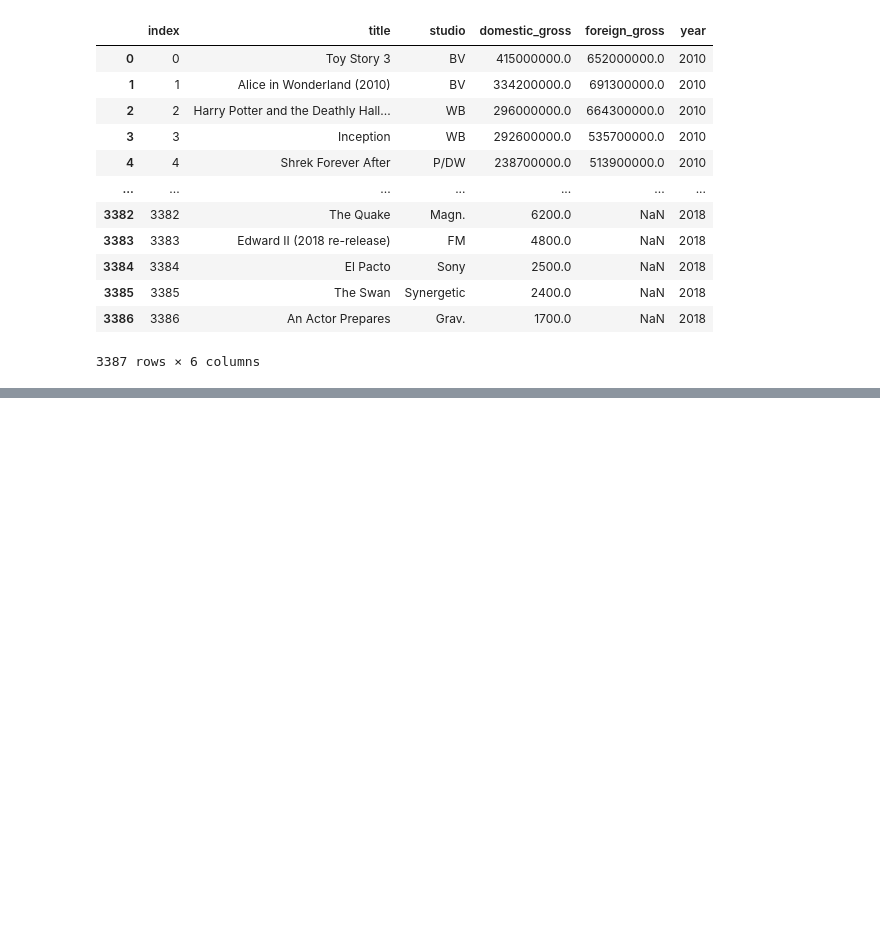
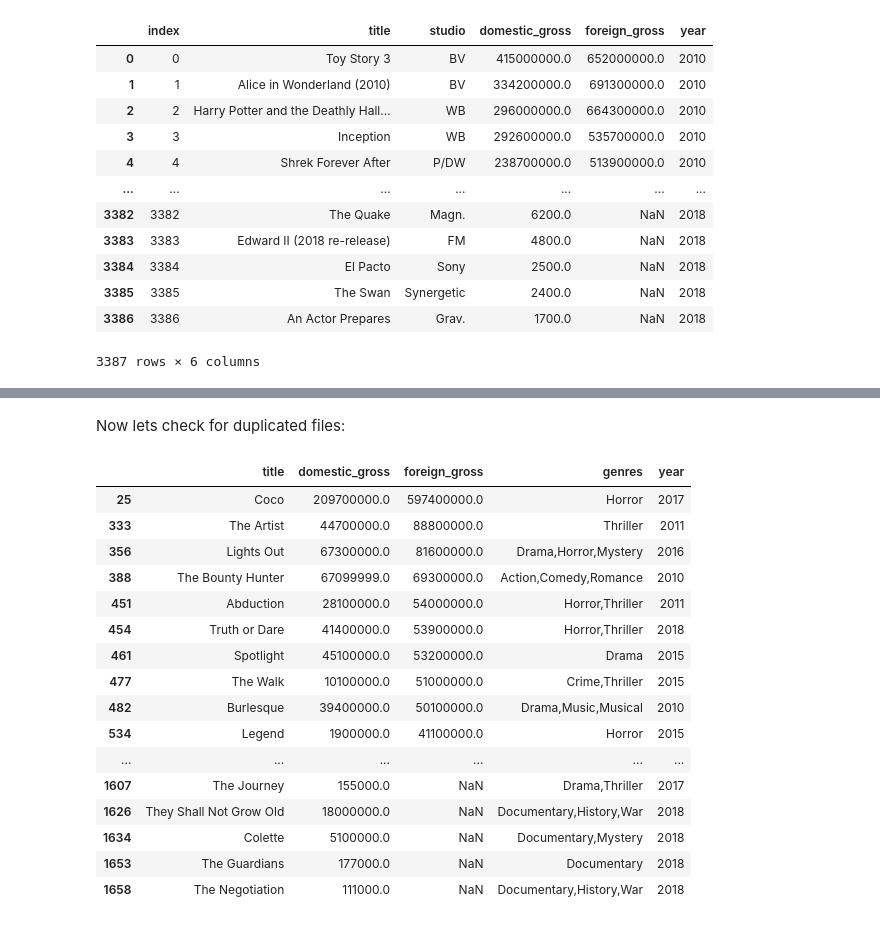
Before and after one commit to sanderlin2013/Movie-Analysis, a Jupyter notebook: Movie Data Analysis.ipynb, the cells around one changed output, grey strips where cells are left out. Saved outputs shown, nothing was run; the diff lists cells and outputs as text; code cells hidden in the pictures; blank space fills up the shorter version.

```diff
--- a/Movie Data Analysis.ipynb
+++ b/Movie Data Analysis.ipynb
@@ -341,0 +344,22 @@ We see here that foreign_gross's type (unlike domestic_gross) is text! We have t
+# %% [markdown]
+Now lets check for duplicated files:
+# %%
+bom_movie_basics_joined[bom_movie_basics_joined["title"].duplicated()]
+# %% [output]
+|  | title | domestic_gross | foreign_gross | genres | year |
+| 25 | Coco | 209700000.0 | 597400000.0 | Horror | 2017 |
+| 333 | The Artist | 44700000.0 | 88800000.0 | Thriller | 2011 |
+| 356 | Lights Out | 67300000.0 | 81600000.0 | Drama,Horror,Mystery | 2016 |
+| 388 | The Bounty Hunter | 67099999.0 | 69300000.0 | Action,Comedy,Romance | 2010 |
+| 451 | Abduction | 28100000.0 | 54000000.0 | Horror,Thriller | 2011 |
+| 454 | Truth or Dare | 41400000.0 | 53900000.0 | Horror,Thriller | 2018 |
+| 461 | Spotlight | 45100000.0 | 53200000.0 | Drama | 2015 |
+| 477 | The Walk | 10100000.0 | 51000000.0 | Crime,Thriller | 2015 |
+| 482 | Burlesque | 39400000.0 | 50100000.0 | Drama,Music,Musical | 2010 |
+| 534 | Legend | 1900000.0 | 41100000.0 | Horror | 2015 |
+| ... | ... | ... | ... | ... | ... |
+| 1607 | The Journey | 155000.0 | NaN | Drama,Thriller | 2017 |
+| 1626 | They Shall Not Grow Old | 18000000.0 | NaN | Documentary,History,War | 2018 |
+| 1634 | Colette | 5100000.0 | NaN | Documentary,Mystery | 2018 |
+| 1653 | The Guardians | 177000.0 | NaN | Documentary | 2018 |
+| 1658 | The Negotiation | 111000.0 | NaN | Documentary,History,War | 2018 |
```
Also changed, not shown: parts of 27 cells of this notebook.
